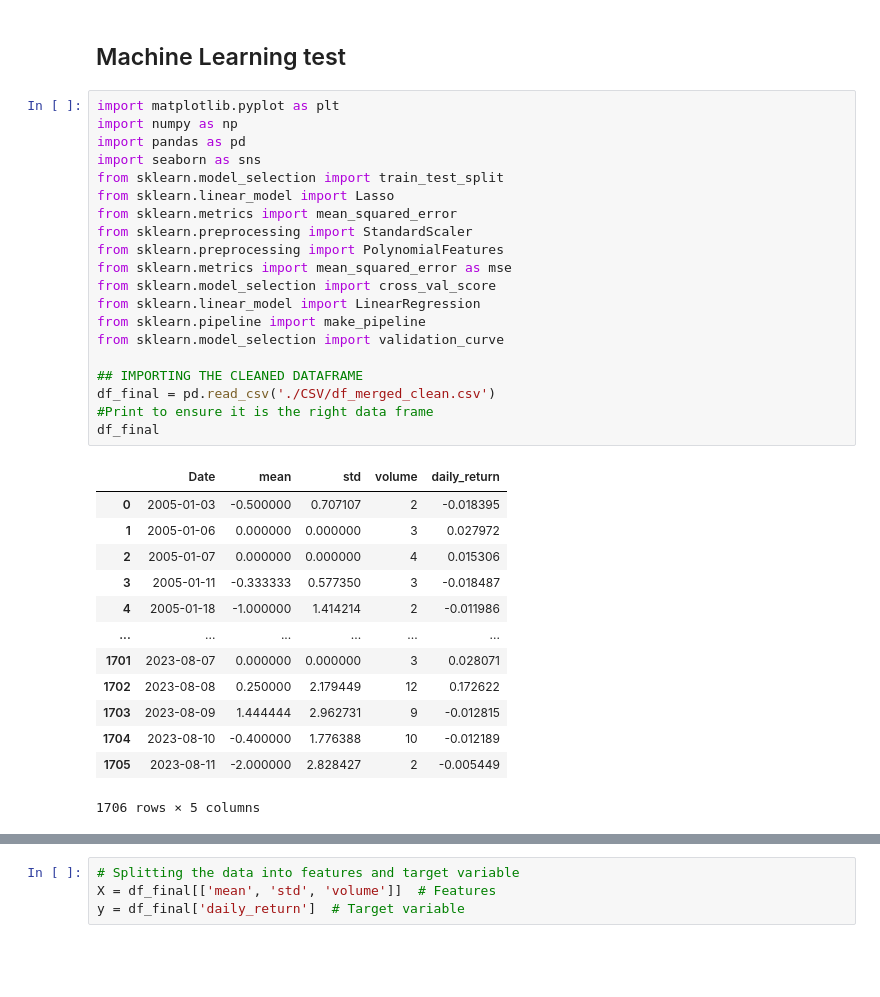
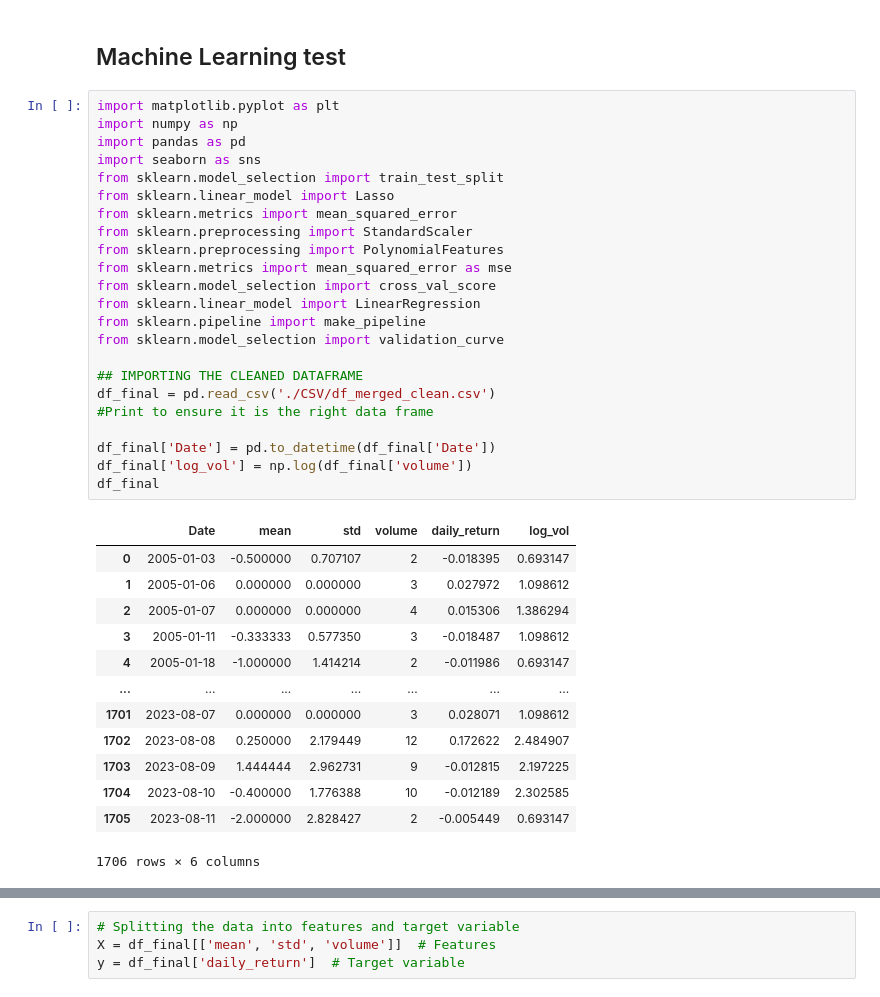
Before and after one commit to lealundjeppesen/kode_koner, a Jupyter notebook: PROJECT/ML test.ipynb, the cells around one changed output, grey strips where cells are left out. Saved outputs shown, nothing was run; the diff lists cells and outputs as text; blank space fills up the shorter version.

```diff
--- a/PROJECT/ML test.ipynb
+++ b/PROJECT/ML test.ipynb
@@ -3,34 +3,37 @@
 # %%
 import matplotlib.pyplot as plt
 import numpy as np
 import pandas as pd
 import seaborn as sns
 from sklearn.model_selection import train_test_split
 from sklearn.linear_model import Lasso
 from sklearn.metrics import mean_squared_error
 from sklearn.preprocessing import StandardScaler
 from sklearn.preprocessing import PolynomialFeatures
 from sklearn.metrics import mean_squared_error as mse
 from sklearn.model_selection import cross_val_score
 from sklearn.linear_model import LinearRegression
 from sklearn.pipeline import make_pipeline
 from sklearn.model_selection import validation_curve
 
 ## IMPORTING THE CLEANED DATAFRAME
 df_final = pd.read_csv('./CSV/df_merged_clean.csv')
 #Print to ensure it is the right data frame
+
+df_final['Date'] = pd.to_datetime(df_final['Date'])
+df_final['log_vol'] = np.log(df_final['volume'])
 df_final
 # %% [output]
-|  | Date | mean | std | volume | daily_return |
-| 0 | 2005-01-03 | -0.500000 | 0.707107 | 2 | -0.018395 |
-| 1 | 2005-01-06 | 0.000000 | 0.000000 | 3 | 0.027972 |
-| 2 | 2005-01-07 | 0.000000 | 0.000000 | 4 | 0.015306 |
-| 3 | 2005-01-11 | -0.333333 | 0.577350 | 3 | -0.018487 |
-| 4 | 2005-01-18 | -1.000000 | 1.414214 | 2 | -0.011986 |
-| ... | ... | ... | ... | ... | ... |
-| 1701 | 2023-08-07 | 0.000000 | 0.000000 | 3 | 0.028071 |
-| 1702 | 2023-08-08 | 0.250000 | 2.179449 | 12 | 0.172622 |
-| 1703 | 2023-08-09 | 1.444444 | 2.962731 | 9 | -0.012815 |
-| 1704 | 2023-08-10 | -0.400000 | 1.776388 | 10 | -0.012189 |
-| 1705 | 2023-08-11 | -2.000000 | 2.828427 | 2 | -0.005449 |
+|  | Date | mean | std | volume | daily_return | log_vol |
+| 0 | 2005-01-03 | -0.500000 | 0.707107 | 2 | -0.018395 | 0.693147 |
+| 1 | 2005-01-06 | 0.000000 | 0.000000 | 3 | 0.027972 | 1.098612 |
+| 2 | 2005-01-07 | 0.000000 | 0.000000 | 4 | 0.015306 | 1.386294 |
+| 3 | 2005-01-11 | -0.333333 | 0.577350 | 3 | -0.018487 | 1.098612 |
+| 4 | 2005-01-18 | -1.000000 | 1.414214 | 2 | -0.011986 | 0.693147 |
+| ... | ... | ... | ... | ... | ... | ... |
+| 1701 | 2023-08-07 | 0.000000 | 0.000000 | 3 | 0.028071 | 1.098612 |
+| 1702 | 2023-08-08 | 0.250000 | 2.179449 | 12 | 0.172622 | 2.484907 |
+| 1703 | 2023-08-09 | 1.444444 | 2.962731 | 9 | -0.012815 | 2.197225 |
+| 1704 | 2023-08-10 | -0.400000 | 1.776388 | 10 | -0.012189 | 2.302585 |
+| 1705 | 2023-08-11 | -2.000000 | 2.828427 | 2 | -0.005449 | 0.693147 |
-1706 rows × 5 columns
+1706 rows × 6 columns
```
Also changed, not shown: parts of 16 cells of this notebook, 9 other files.
